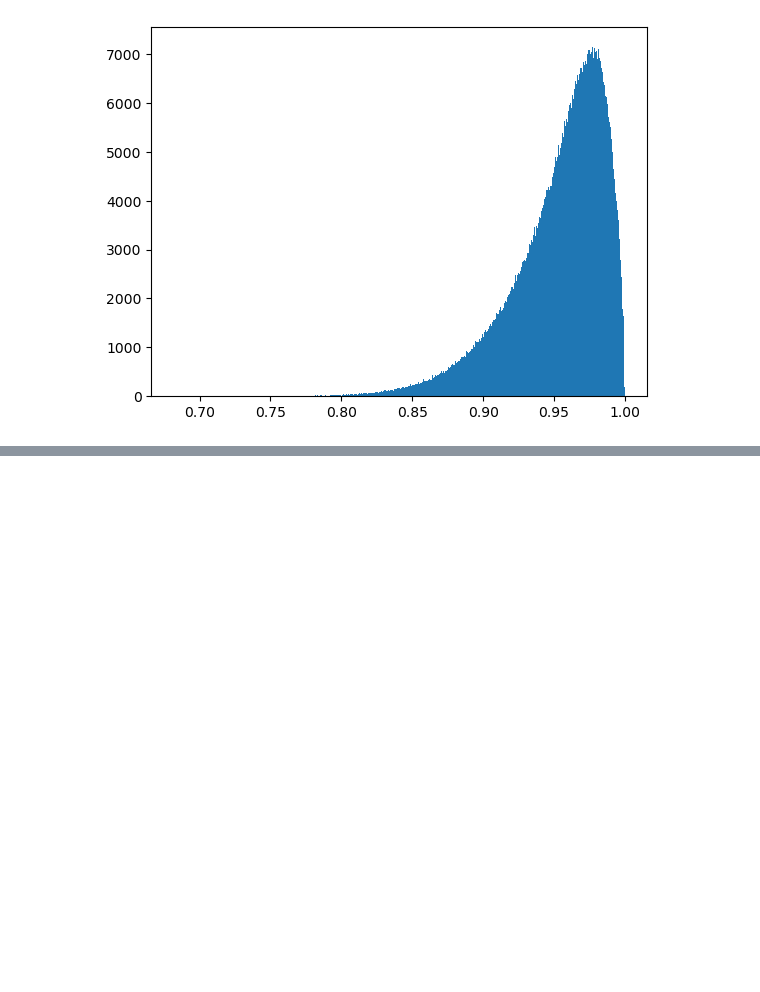
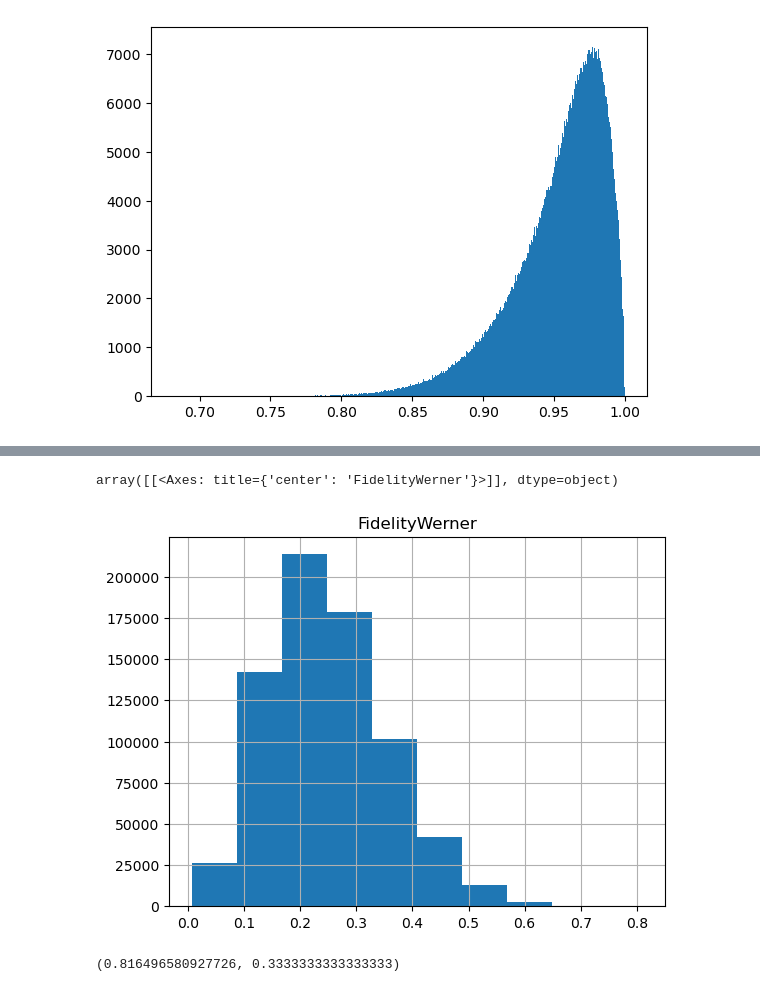
Before and after one commit to jkwiecien765/WernerTomography2, a Jupyter notebook: werner.ipynb, the cells around one changed output, grey strips where cells are left out. Saved outputs shown, nothing was run; the diff lists cells and outputs as text; code cells hidden in the pictures; blank space fills up the shorter version.

```diff
--- a/werner.ipynb
+++ b/werner.ipynb
@@ -883,0 +968,5 @@ plt.hist(alldata.Measures.HistogramFidelity, bins=1000)
+# %%
+allcomplex.Measures.hist('FidelityWerner')
+# %% [output]
+array([[<Axes: title={'center': 'FidelityWerner'}>]], dtype=object)
+[figure, added]
@@ -883,0 +975,4 @@ plt.hist(alldata.Measures.HistogramFidelity, bins=1000)
+# %%
+min_dist_werner(0.5)
+# %% [output]
+(0.816496580927726, 0.3333333333333333)
```
Also changed, not shown: parts of 18 cells of this notebook, 3 other files.
